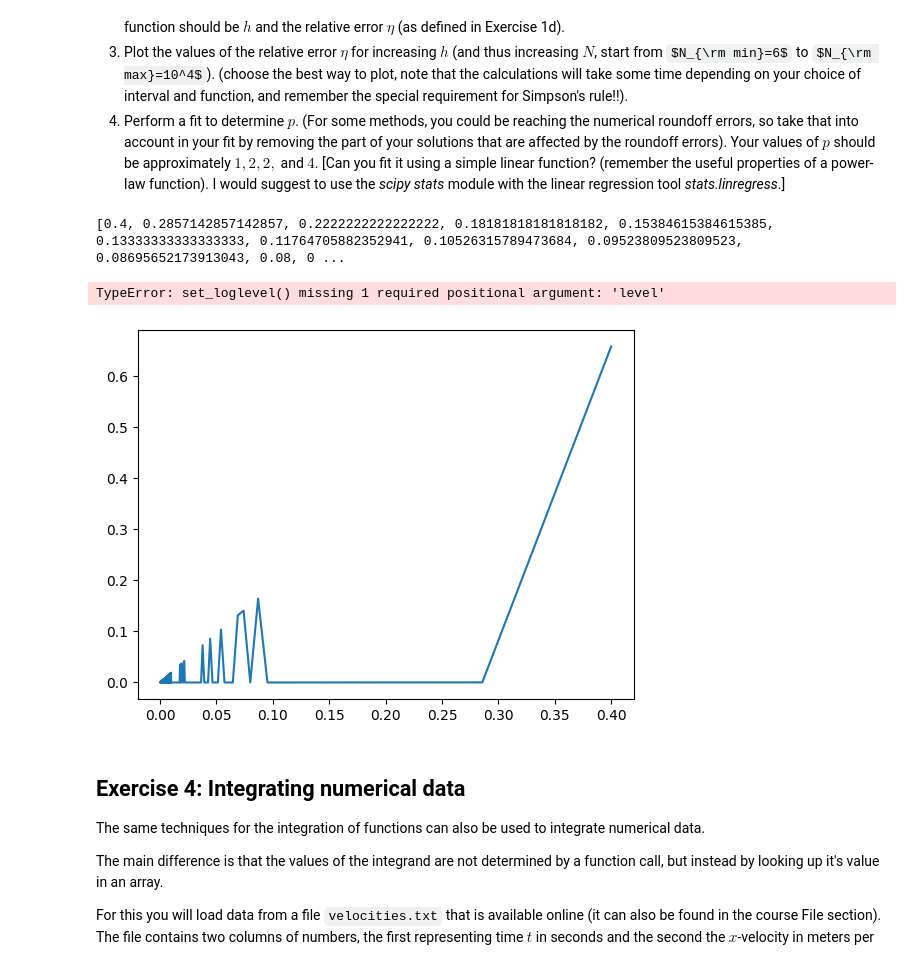
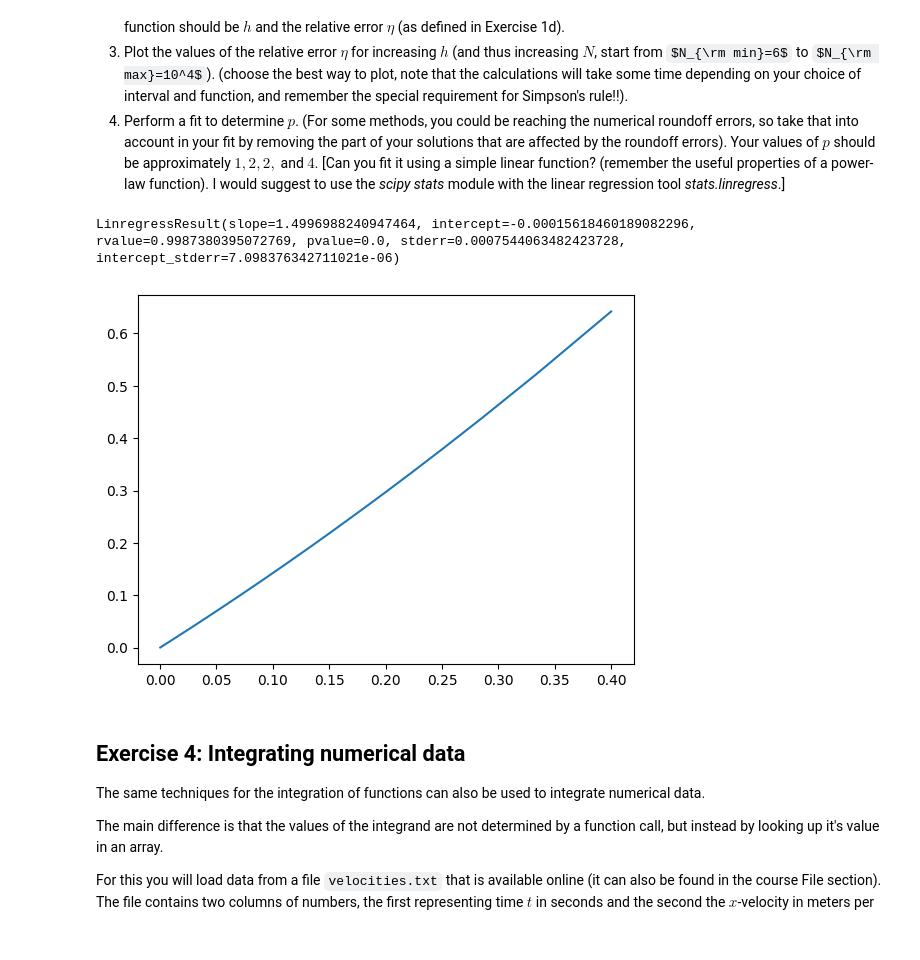
Before and after one commit to ufotermiten/Integration-LP4, a Jupyter notebook: SEE125_Integration_Group045.ipynb, the cells around one changed output. Saved outputs shown, nothing was run; the diff lists cells and outputs as text; code cells hidden in the pictures; some formulas as TeX source.

```diff
--- a/SEE125_Integration_Group045.ipynb
+++ b/SEE125_Integration_Group045.ipynb
@@ -92,10 +92,8 @@ Write code to calculate the integral using the trapezoidal rule with $n = 11$ po
 def trap(f,a,b,n=11):
     h = (b-a)/(n-1)
     x = np.linspace(a,b,n)
-    sum = (f(x[0])+f(x[n-1]))/2
-    for i in range(1,n-1):
-        sum += f(x[i])
-    return sum*h
+    sum = ((f(x[0])+f(x[n-1]))/2 + np.sum(f(x[1:-1])))*h
+    return sum
 print('left', left(f,0,2))
 print('right', right(f,0,2))
 print('mid', mid(f,0,2))
@@ -186,27 +182,32 @@ In this exercise you should determine $p$ for **four methods (Right Rectangle, M
 4) Perform a fit to determine $p$. (For some methods, you could be reaching the numerical roundoff errors, so take that into account in your fit by removing the part of your solutions that are affected by the roundoff errors). Your values of $p$ should be approximately $1, 2, 2,$ and $4$. [Can you fit it using a simple linear function? (remember the useful properties of a power-law function). I would suggest to use the *scipy* *stats* module with the linear regression tool *stats.linregress*.]
 # %%
 # Your code here
+import scipy
 def bencherror(method,f,a,b,sol):
     eta = []
     h = []
     stepsize = 1
     if(method == simp):
         stepsize = 2
     for i in range(6,10001,stepsize):
         eta.append(abs((method(f,a,b,i)-sol)/sol))
         h.append((b-a)/(i-1))
-
-    return eta,h
-
-eta, h = bencherror(simp,f,0,2,4.4)
-print(h)
-plt.plot(h,eta)
-plt.set_loglevel()
+    #if(method != simp):
+     #   for i in range(2,9995):
+     #       if(abs(eta[i]-eta[i-1]) > abs(eta[i-1]-eta[i-2])):
+     #           eta[i]=eta[i-1]
+    #else:
+     #   for i in range(2,4997):
+     #       eta[i]=eta[i-1]
+    return eta, h
+etb, h = bencherror(right,f,0,2,4.4)
+fig,ax = plt.subplots()
+ax.plot(h,etb)
+print(scipy.stats.linregress(h,etb))
 plt.show()
 # %% [output]
-[0.4, 0.2857142857142857, 0.2222222222222222, 0.18181818181818182, 0.15384615384615385, 0.13333333333333333, 0.11764705882352941, 0.10526315789473684, 0.09523809523809523, 0.08695652173913043, 0.08, 0 ...
+LinregressResult(slope=1.4996988240947464, intercept=-0.00015618460189082296, rvalue=0.9987380395072769, pvalue=0.0, stderr=0.0007544063482423728, intercept_stderr=7.098376342711021e-06)
-TypeError: set_loglevel() missing 1 required positional argument: 'level'
-[figure, old version]
+[figure, new version]
 # %% [markdown]
 ## Exercise 4: Integrating numerical data
 
```
Also changed, not shown: parts of 1 cell of this notebook.
